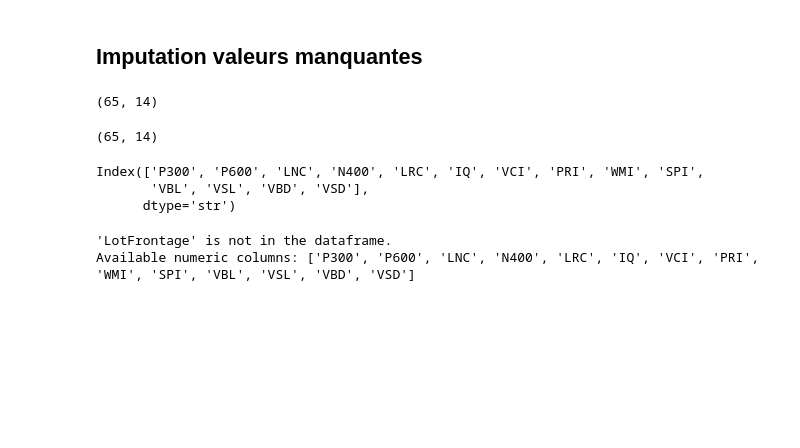
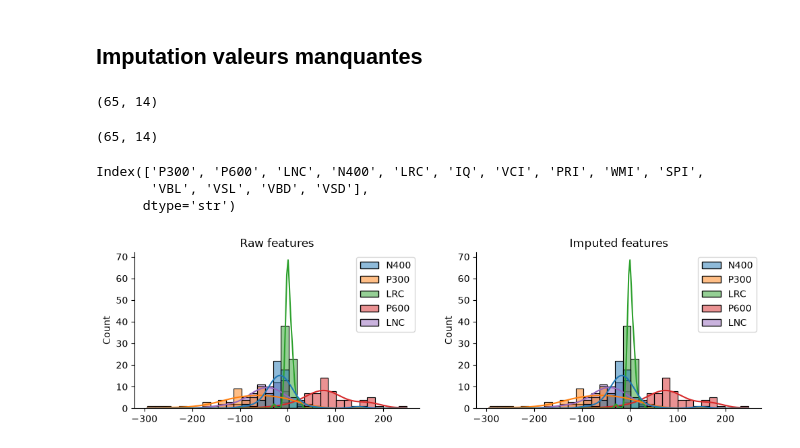
Before and after one commit to Melanie-BarbosaGrange/ProjetNR, a Jupyter notebook: test.ipynb, the cells around one changed output. Saved outputs shown, nothing was run; the diff lists cells and outputs as text; code cells hidden in the pictures; blank space fills up the shorter version.

```diff
--- a/test.ipynb
+++ b/test.ipynb
@@ -77,6 +77,7 @@ numeric_features.shape
 from sklearn.impute import KNNImputer
 imputation = KNNImputer(missing_values=np.nan)
 imputed = imputation.fit_transform(numeric_features)
+imputed = pd.DataFrame(imputed, columns=numeric_features.columns, index=raw_df.index)
 imputed.shape
 # %% [output]
 (65, 14)
@@ -88,21 +89,19 @@ Index(['P300', 'P600', 'LNC', 'N400', 'LRC', 'IQ', 'VCI', 'PRI', 'WMI', 'SPI',
        'VBL', 'VSL', 'VBD', 'VSD'],
       dtype='str')
 # %%
-def compare_dist(feature):
+def compare_dist(features):
     fig, axes = plt.subplots(1,2,figsize=(12,3))
     ax=axes[0]
-    sns.histplot(raw_df.loc[:,feature],kde=True, ax=ax)
-    ax.set_title(f"Raw {feature}")
+    sns.histplot(raw_df.loc[:,features],kde=True, ax=ax)
+    ax.set_title(f"Raw features")
     ax.spines['top'].set_visible(False)
     ax.spines['right'].set_visible(False)
 
     ax=axes[1]
-    sns.histplot(imputed.loc[:,feature],kde=True, ax=ax)
-    ax.set_title(f"Imputed {feature}")
+    sns.histplot(imputed.loc[:,features],kde=True, ax=ax)
+    ax.set_title(f"Imputed features")
     ax.spines['top'].set_visible(False)
     ax.spines['right'].set_visible(False)
+compare_dist(["N400", "P300", "LRC", "P600", "LNC"])
+# %% [output]
+[figure, added]
-# %%
-compare_dist("LotFrontage")
-# %% [output]
-'LotFrontage' is not in the dataframe.
-Available numeric columns: ['P300', 'P600', 'LNC', 'N400', 'LRC', 'IQ', 'VCI', 'PRI', 'WMI', 'SPI', 'VBL', 'VSL', 'VBD', 'VSD']
```
Also changed, not shown: parts of 6 cells of this notebook.
